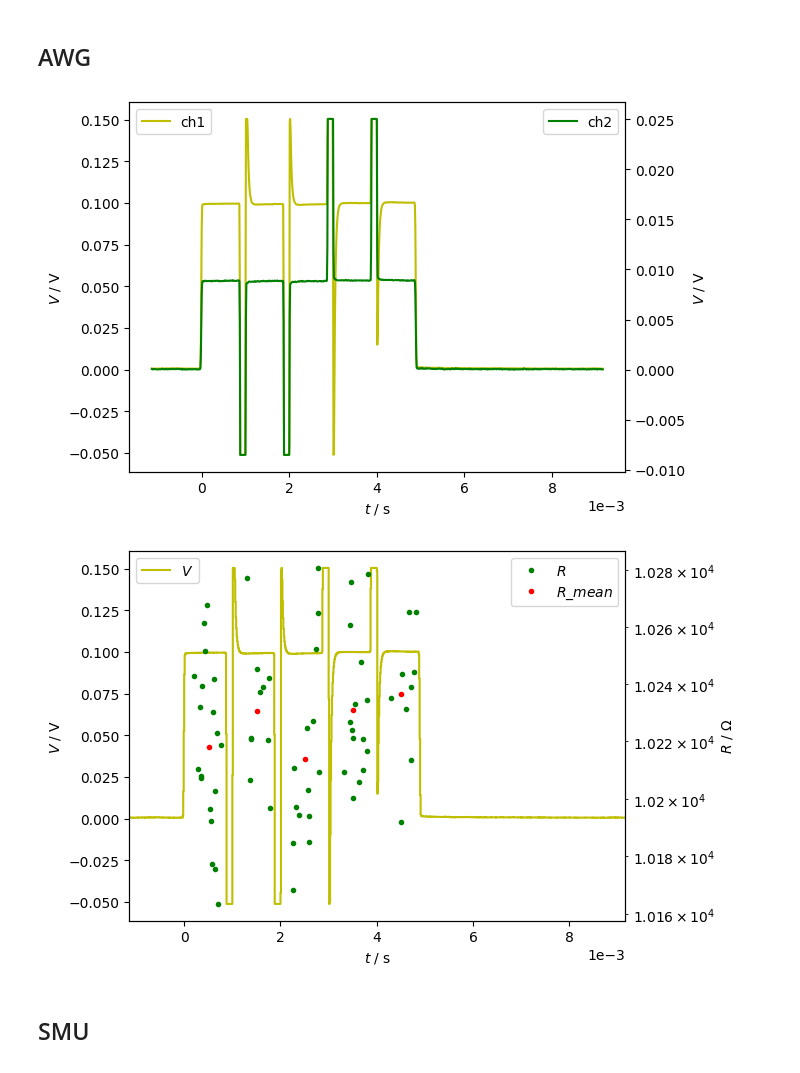
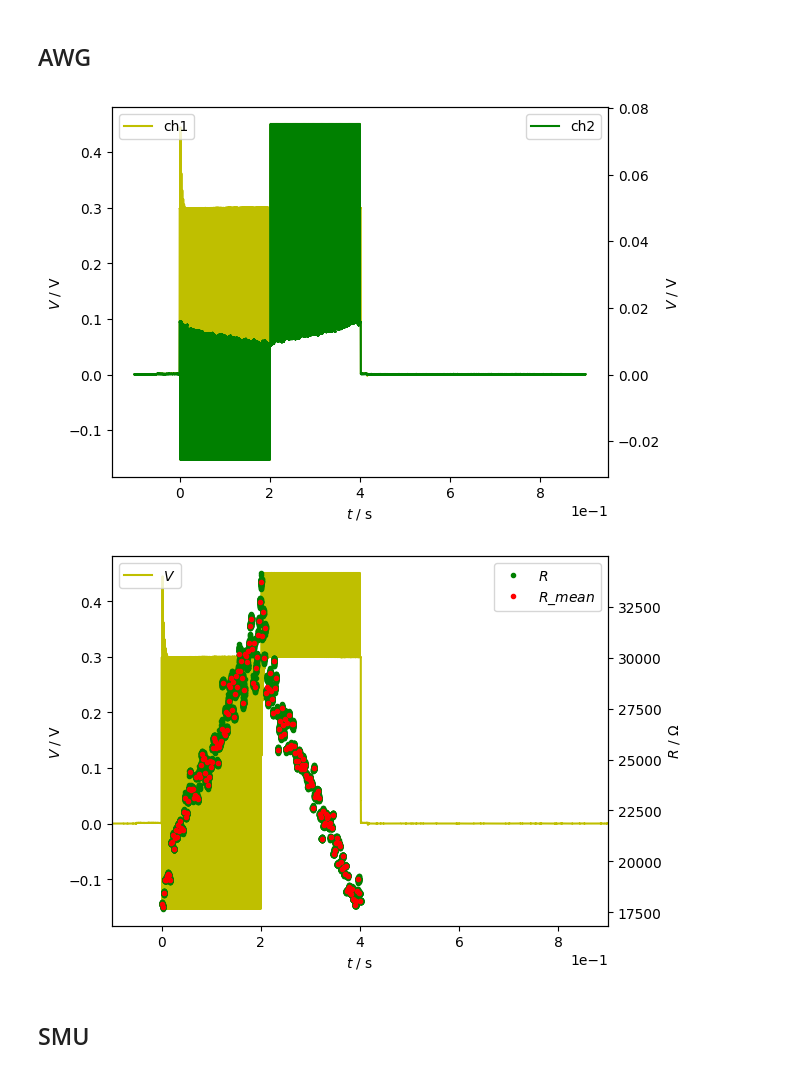
Before and after one commit to raxov99/iis_optolab, a Jupyter notebook: in_lab.ipynb, the cells around one changed output. Saved outputs shown, nothing was run; the diff lists cells and outputs as text; code cells hidden in the pictures.

```diff
--- a/in_lab.ipynb
+++ b/in_lab.ipynb
@@ -14,19 +47,20 @@ instruments['DAQ'].set_conn(123)
 # %% [markdown]
 ## AWG
 # %%
+n = 50
 wf_dict_AWG = {
-    'V' : [-2.6, 2.4], # pulse voltages
-    'n' : [2, 2],   # pulse repetitions
-    'T' : 1e-3,     # pulse period
+    'V' : [-2.6, -2.7, 2.3, 2.4], # pulse voltages
+    'n' : [n, n, n, n],   # pulse repetitions
+    'T' : 2e-3,     # pulse period
     'W' : 1e-4,     # pulse width
     'read' : True,
-    'read_V' : .1
+    'read_V' : .3,
+    'ch' : 1
 }
-ch_AWG = 1
-get_and_set_wf('AWG', ch_AWG, wf_dict_AWG)
+get_and_set_wf('AWG', wf_dict_AWG)
 # %%
-results_AWG = meas_AWG(113, ch_AWG, wf_dict_AWG, [1, 2], R_s=1e3, R_min=5e3)
+results_AWG = meas_AWG(113, wf_dict_AWG, [1, 2], R_s=1e3, R_min=5e3)
 # %% [output]
-[figure, old version]
+[figure, new version]
-[figure, old version]
+[figure, new version]
 # %%
```
Also changed, not shown: parts of 12 cells of this notebook, 2 other files.
